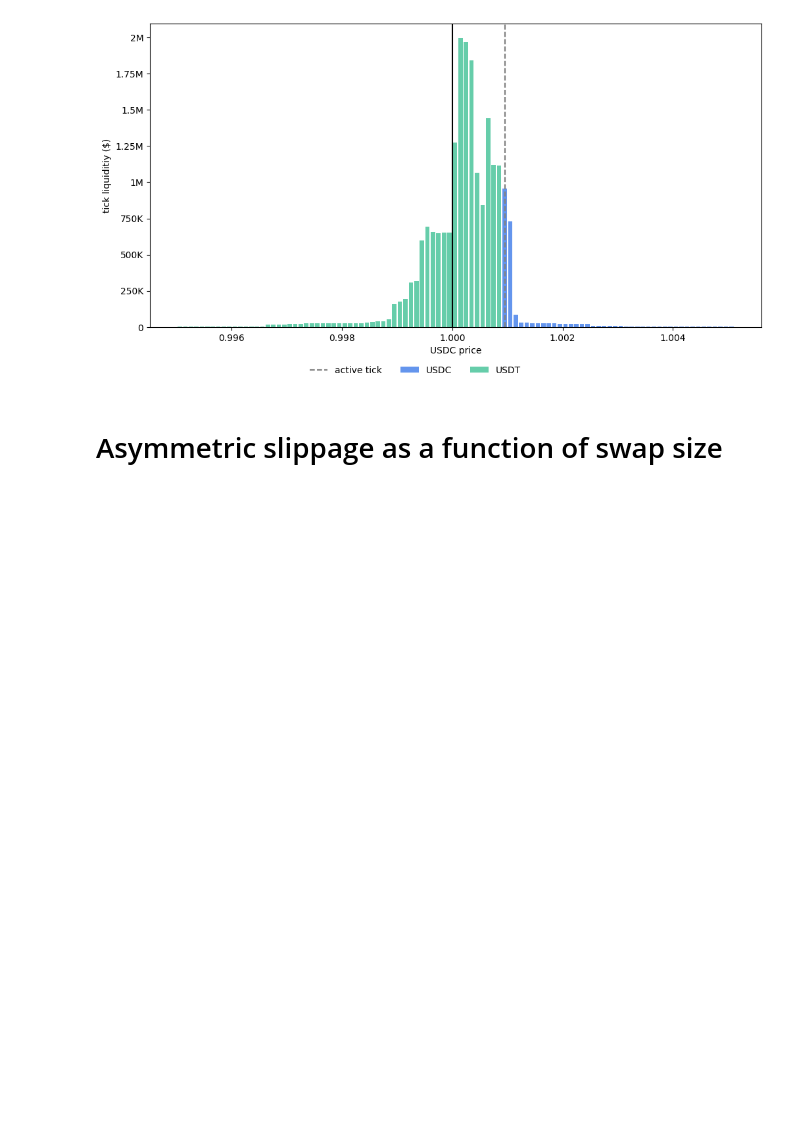
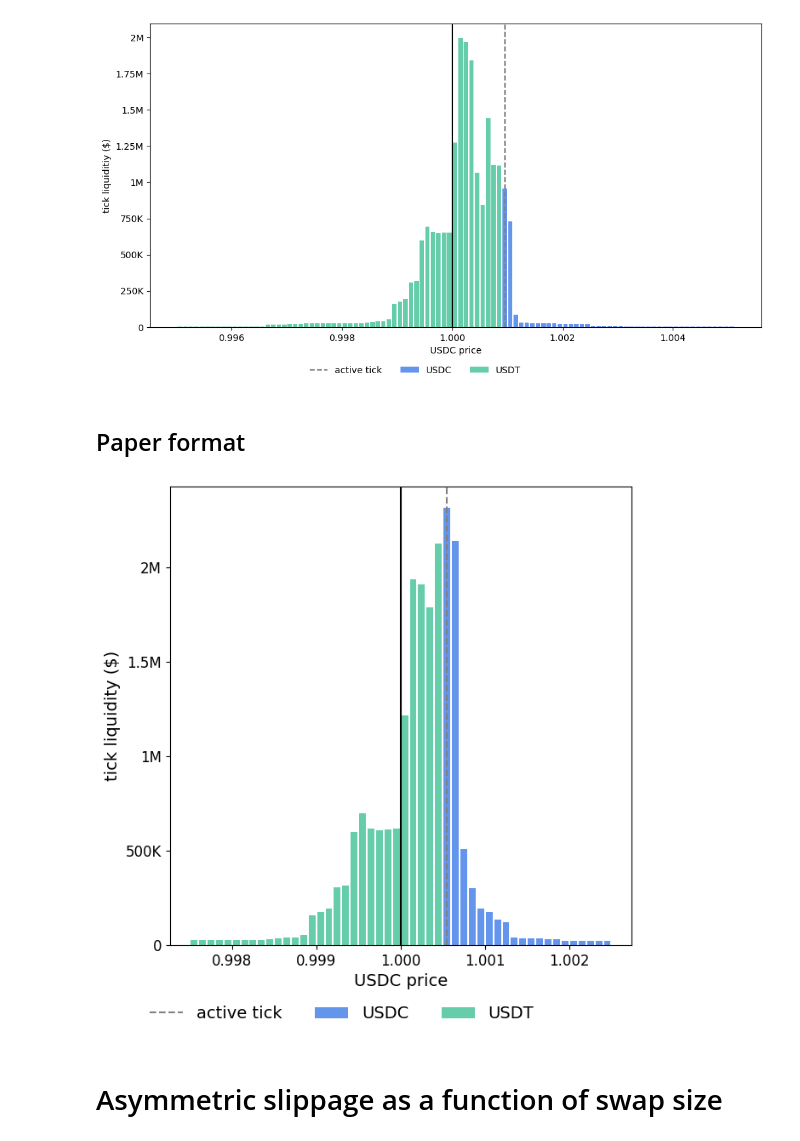
Before and after one commit to QuantLet/onchain-insights, a Jupyter notebook: 3. Uniswap liquidity curve/code.ipynb, the cells around one changed output. Drawn from its saved outputs; the diff is of its cells as text; code cells hidden in the pictures; blank space fills up the shorter version.

```diff
--- a/3. Uniswap liquidity curve/code.ipynb
+++ b/3. Uniswap liquidity curve/code.ipynb
@@ -44,6 +44,33 @@ ax.yaxis.set_major_formatter(FuncFormatter(human_format))
 plt.savefig('liquidity_cliff.png', dpi = 300, transparent = True, bbox_inches = 'tight')
 # %% [output]
 [figure]
+# %% [markdown]
+## Paper format
+# %%
+hours = np.array(sorted(df["hour"].unique()))
+fig, ax = plt.subplots(1,1, figsize = (7,7))
+window = 25
+plot_liq(df.query('tickLower >= -@window and tickUpper <= @window'), hours[-1], ax)
+def human_format(x, pos=None):
+    x = float(x)
+    absx = abs(x)
+    if absx >= 1_000_000:
+        val = x / 1_000_000
+        return f"{val:g}M" if val % 1 else f"{int(val)}M"
+    if absx >= 1_000:
+        val = x / 1_000
+        return f"{val:g}K" if val % 1 else f"{int(val)}K"
+    return f"{x:g}"
+ax.yaxis.set_major_formatter(FuncFormatter(human_format))
+ax.set_xlabel('USDC price', fontsize=14)
+ax.set_ylabel('tick liquidity ($)', fontsize=14)
+ax.tick_params(labelsize=12)
+ax.legend(frameon = False, bbox_to_anchor= (0.82,-0.1), ncols = 3, fontsize=14)
+ax.tick_params(labelsize=12)
+
+plt.savefig('liquidity_cliff_paper.png', dpi = 300, transparent = True, bbox_inches = 'tight')
+# %% [output]
+[figure, added]
 # %% [markdown]
 # Asymmetric slippage as a function of swap size
 # %%
```
Also changed, not shown: parts of 7 cells of this notebook, 8 other files.
